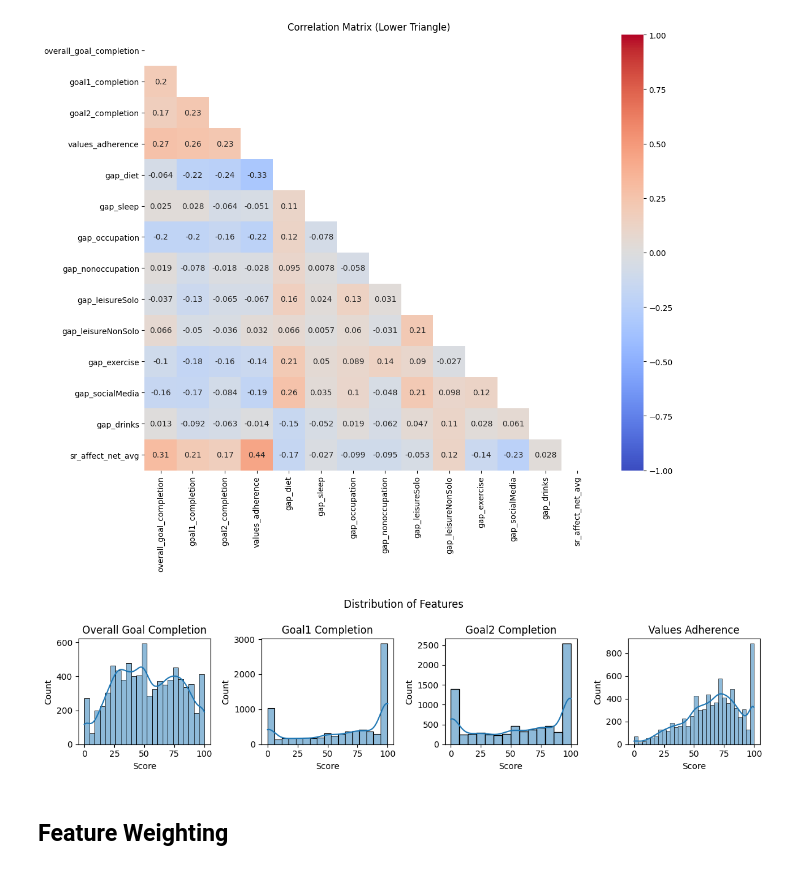
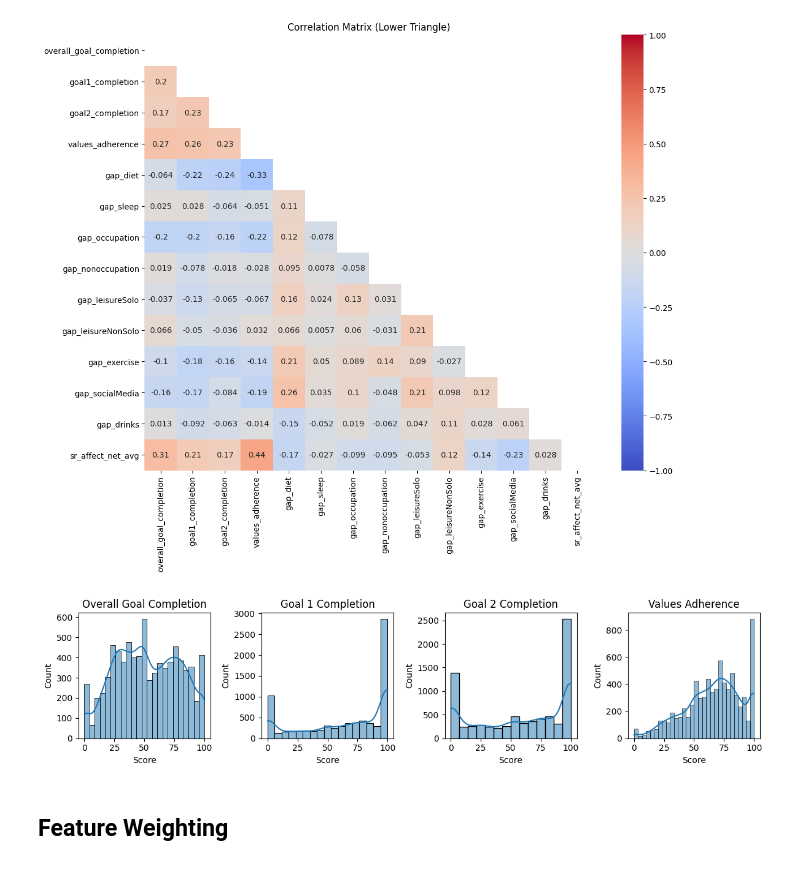
Before and after one commit to danieljwilson/3_3_experience_sampling, a Jupyter notebook: 3_3_3_data_analysis/02_analysis/Models/Gap_Weighting.ipynb, the cells around one changed output. Cells and saved outputs as stored; diff of their text form; code cells hidden in the pictures.

```diff
--- a/3_3_3_data_analysis/02_analysis/Models/Gap_Weighting.ipynb
+++ b/3_3_3_data_analysis/02_analysis/Models/Gap_Weighting.ipynb
@@ -55,25 +116,24 @@ plt.show()
 # %% [output]
 [figure]
 # %%
-# Distribution of Outcome Measures
-
 # Plot histograms with KDE for each measure
 fig, axes = plt.subplots(1, 4, figsize=(12, 3))
-fig.suptitle('Distribution of Features')
 
 measures = ['overall_goal_completion', 'goal1_completion',
            'goal2_completion', 'values_adherence']
 
 for ax, measure in zip(axes, measures):
     sns.histplot(data=df, x=measure, kde=True, ax=ax)
-    ax.set_title(measure.replace('_', ' ').title())
+    # Add space between Goal and number
+    title = measure.replace('_', ' ').replace('goal1', 'Goal 1').replace('goal2', 'Goal 2').title()
+    ax.set_title(title)
     ax.set_xlabel('Score')
     ax.set_ylabel('Count')
 
 plt.tight_layout()
 plt.show()
 # %% [output]
-[figure, old version]
+[figure, new version]
 # %% [markdown]
 ## Feature Weighting
 # %% [markdown]
```
Also changed, not shown: parts of 1 cell of this notebook, 2 other files.
